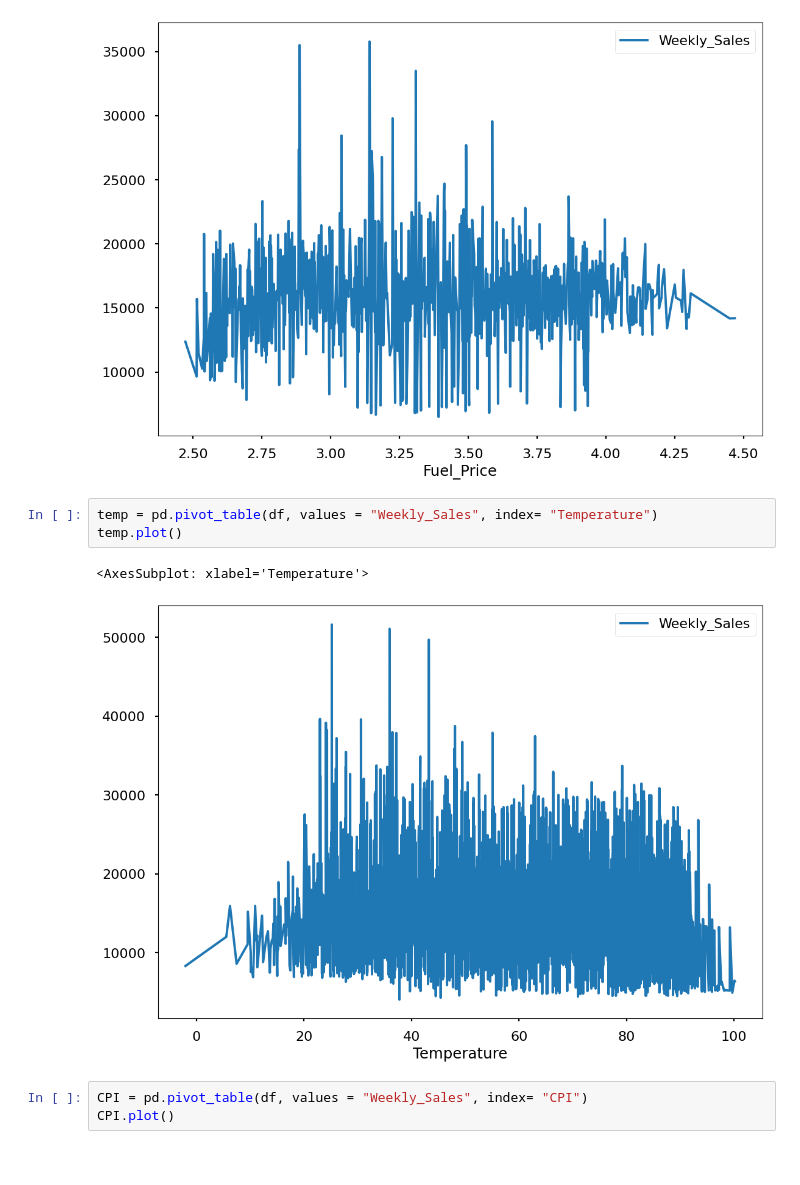
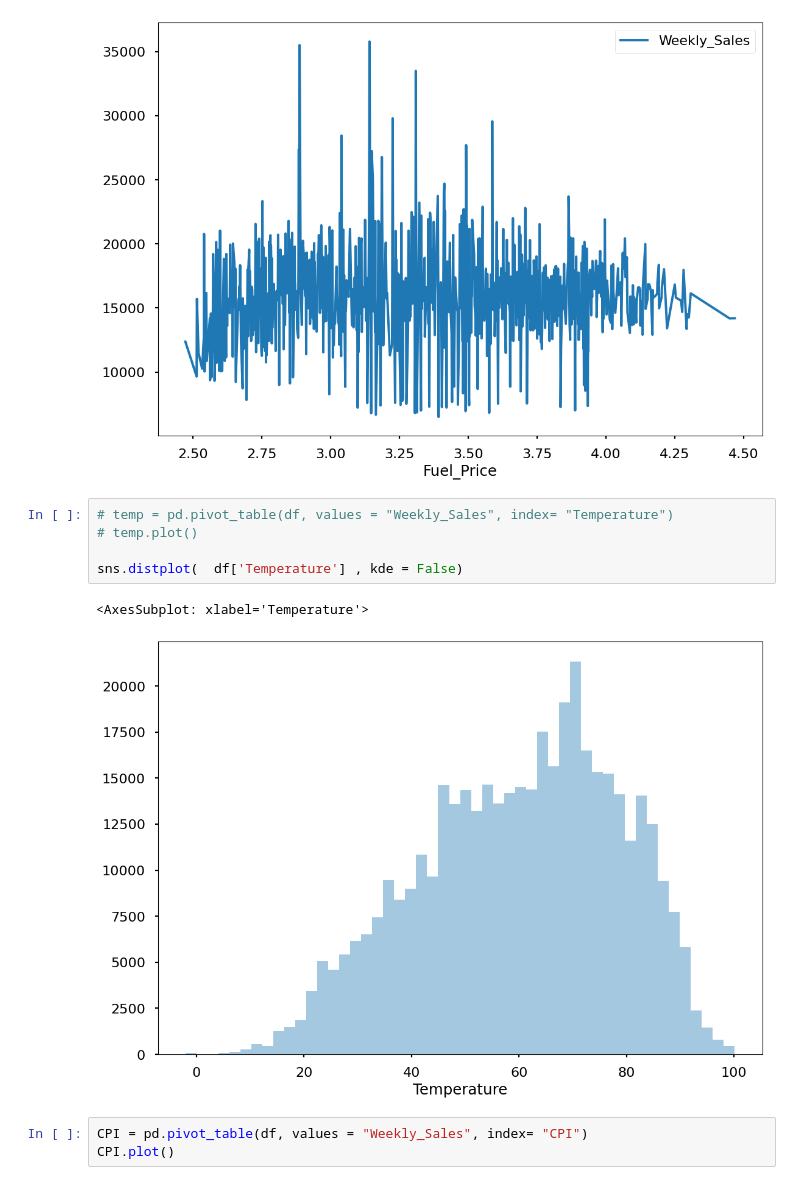
Before and after one commit to parn-jain/Data_Analytsis_Projects, a Jupyter notebook: ML Projects/Walmart/walmart-sales-forecasting.ipynb, the cells around one changed output. Drawn from its saved outputs; the diff is of its cells as text.

Commit message:
updated on walmart sales predction

```diff
--- a/ML Projects/Walmart/walmart-sales-forecasting.ipynb
+++ b/ML Projects/Walmart/walmart-sales-forecasting.ipynb
@@ -613,11 +612,13 @@ fuel_price.plot()
 <AxesSubplot: xlabel='Fuel_Price'>
 [figure]
 # %%
-temp = pd.pivot_table(df, values = "Weekly_Sales", index= "Temperature")
-temp.plot()
+# temp = pd.pivot_table(df, values = "Weekly_Sales", index= "Temperature")
+# temp.plot()
+
+sns.distplot(  df['Temperature'] , kde = False)
 # %% [output]
 <AxesSubplot: xlabel='Temperature'>
-[figure, old version]
+[figure, new version]
 # %%
 CPI = pd.pivot_table(df, values = "Weekly_Sales", index= "CPI")
 CPI.plot()
```
Also changed, not shown: parts of 3 cells of this notebook, 1 other file.
